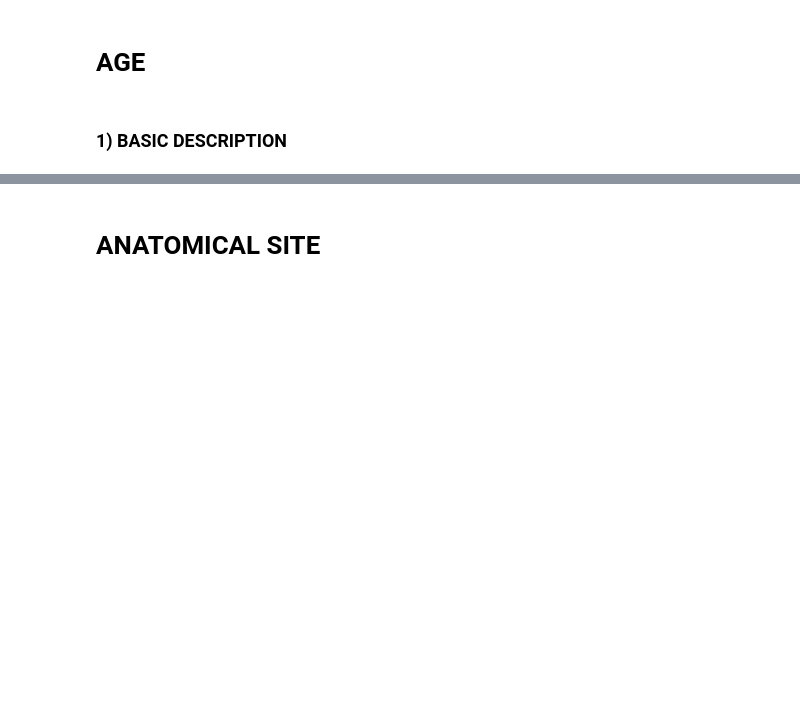
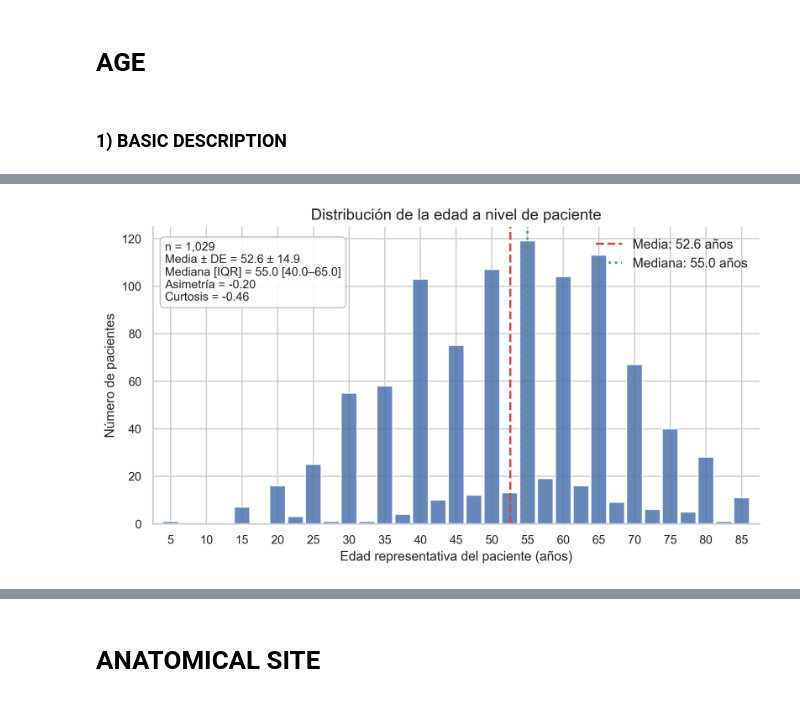
Before and after one commit to JuanCardona7/my-image-classifier, a Jupyter notebook: notebooks/EDA_02.ipynb, the cells around one changed output, grey strips where cells are left out. Saved outputs shown, nothing was run; the diff lists cells and outputs as text; code cells hidden in the pictures; blank space fills up the shorter version.

```diff
--- a/notebooks/EDA_02.ipynb
+++ b/notebooks/EDA_02.ipynb
@@ -907,0 +2156,79 @@ figures["sex_missing_attribution"] = fig
+# %%
+# Age distribution at patient level
+
+fig, ax = plt.subplots(
+    figsize=(8, 4.5),
+)
+
+ax.bar(
+    age_frequency_plot_df["age_patient"],
+    age_frequency_plot_df["n_patients"],
+    width=2.2,
+    color=STATISTIC_PALETTE["distribution"],
+    alpha=0.85,
+)
+
+# Mean and median
+ax.axvline(
+    age_mean,
+    color=STATISTIC_PALETTE["mean"],
+    linestyle="--",
+    linewidth=1.8,
+    label=f"Media: {age_mean:.1f} años",
+)
+
+ax.axvline(
+    age_median,
+    color=STATISTIC_PALETTE["median"],
+    linestyle=":",
+    linewidth=2,
+    label=f"Mediana: {age_median:.1f} años",
+)
+
+# Descriptive statistics box
+statistics_text = (
+    f"n = {len(age_values):,}\n"
+    f"Media ± DE = {age_mean:.1f} ± {age_std:.1f}\n"
+    f"Mediana [IQR] = {age_median:.1f} "
+    f"[{age_q1:.1f}–{age_q3:.1f}]\n"
+    f"Asimetría = {age_skewness:.2f}\n"
+    f"Curtosis = {age_kurtosis:.2f}"
+)
+
+ax.text(
+    0.02,
+    0.95,
+    statistics_text,
+    transform=ax.transAxes,
+    ha="left",
+    va="top",
+    fontsize=10,
+    bbox={
+        "boxstyle": "round,pad=0.4",
+        "facecolor": "white",
+        "edgecolor": "#BDBDBD",
+        "alpha": 0.9,
+    },
+)
+
+clean_axis_labels(
+    ax,
+    xlabel="Edad representativa del paciente (años)",
+    ylabel="Número de pacientes",
+    title="Distribución de la edad a nivel de paciente",
+)
+
+ax.set_xticks(np.arange(5, 90, 5))
+ax.set_xlim(2.5, 87.5)
+
+ax.legend(
+    frameon=False,
+    loc="upper right",
+)
+
+plt.tight_layout()
+plt.show()
+
+figures["age_distribution_patient_level"] = fig
+# %% [output]
+[figure, added]
```
Also changed, not shown: parts of 51 cells of this notebook, 1 other file.
